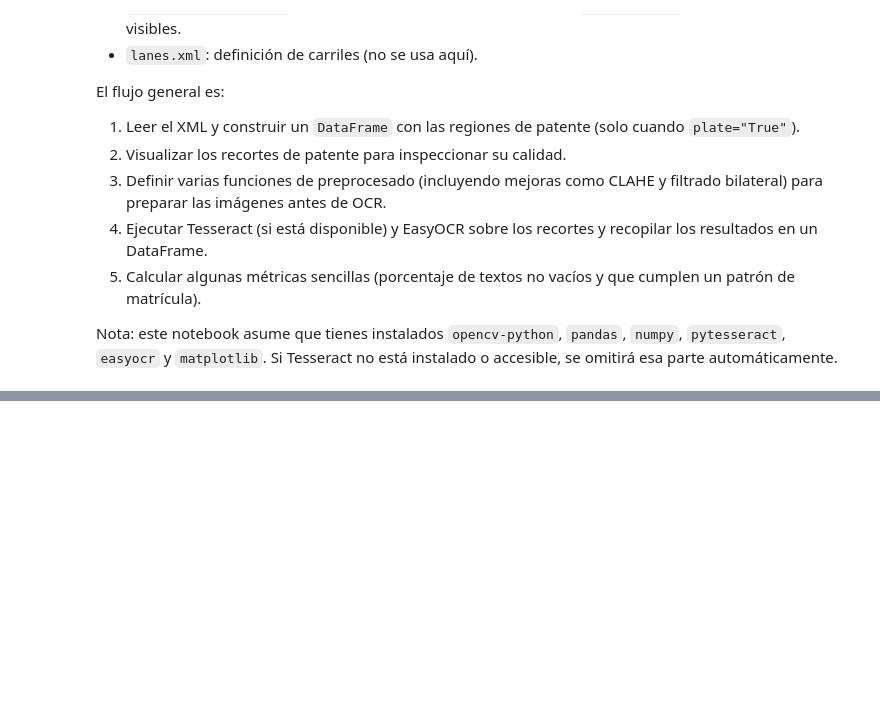
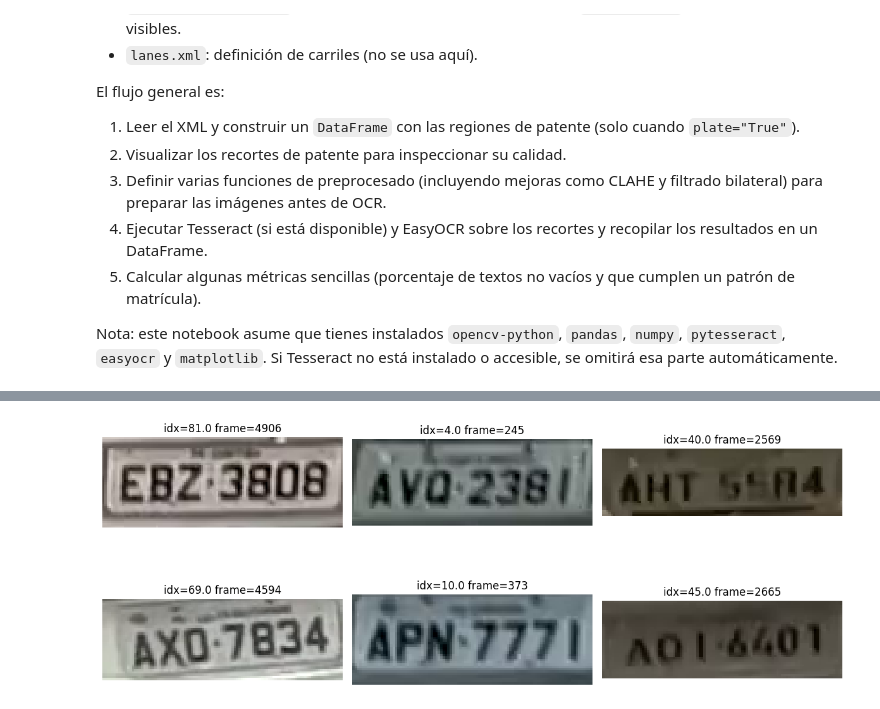
Before and after one commit to martinbianchi0/VisionTrafficGuard, a Jupyter notebook: speed/alpr_ocr_from_scratch.ipynb, the cells around one changed output, grey strips where cells are left out. Saved outputs shown, nothing was run; the diff lists cells and outputs as text; code cells hidden in the pictures; blank space fills up the shorter version.

```diff
--- a/speed/alpr_ocr_from_scratch.ipynb
+++ b/speed/alpr_ocr_from_scratch.ipynb
@@ -202,0 +219,4 @@ df_crops.head()
+# %%
+df_crops = build_plate_crops(df_gt_plates, VIDEO_PATH, margin=4)
+print("Total de crops de patentes:", len(df_crops))
+df_crops.head()
@@ -203,22 +231,27 @@ df_crops.head()
 # %%
+def show_random_crops(df_crops: pd.DataFrame, n: int = 6, seed: int = 0):
+    """
+    Muestra algunos recortes de patente al azar.
+    """
+    np.random.seed(seed)
+    sample = df_crops.sample(min(n, len(df_crops)))
 
-def show_plate_crops_grid(df_crops: pd.DataFrame, n: int = 8, figsize=(12, 6)):
-    """
-    Muestra n recortes de patente en un grid para inspeccionar su apariencia.
-    """
-    n = min(n, len(df_crops))
-    cols = 4
-    rows = int(np.ceil(n / cols))
-    fig, axes = plt.subplots(rows, cols, figsize=figsize)
-    for i, ax in enumerate(axes.flat):
-        ax.axis('off')
-        if i < n:
-            crop = df_crops.iloc[i]['crop']
-            ax.imshow(cv2.cvtColor(crop, cv2.COLOR_BGR2RGB))
-            ax.set_title(f"idx={df_crops.iloc[i]['idx']} frame={df_crops.iloc[i]['frame']}")
+    cols = 3
+    rows = int(np.ceil(len(sample) / cols))
+
+    plt.figure(figsize=(4 * cols, 3 * rows))
+    for i, (_, row) in enumerate(sample.iterrows(), 1):
+        crop = row["crop_bgr"]
+        crop_rgb = cv2.cvtColor(crop, cv2.COLOR_BGR2RGB)
+        plt.subplot(rows, cols, i)
+        plt.imshow(crop_rgb)
+        plt.axis("off")
+        plt.title(f"idx={row['idx']} frame={row['frame']}")
     plt.tight_layout()
     plt.show()
 
-# Mostrar 8 recortes para comprobar
-show_plate_crops_grid(df_crops, n=8)
+
+show_random_crops(df_crops, n=6, seed=42)
+# %% [output]
+[figure, added]
 # %%
```
Also changed, not shown: parts of 35 cells of this notebook, 1 other file.
